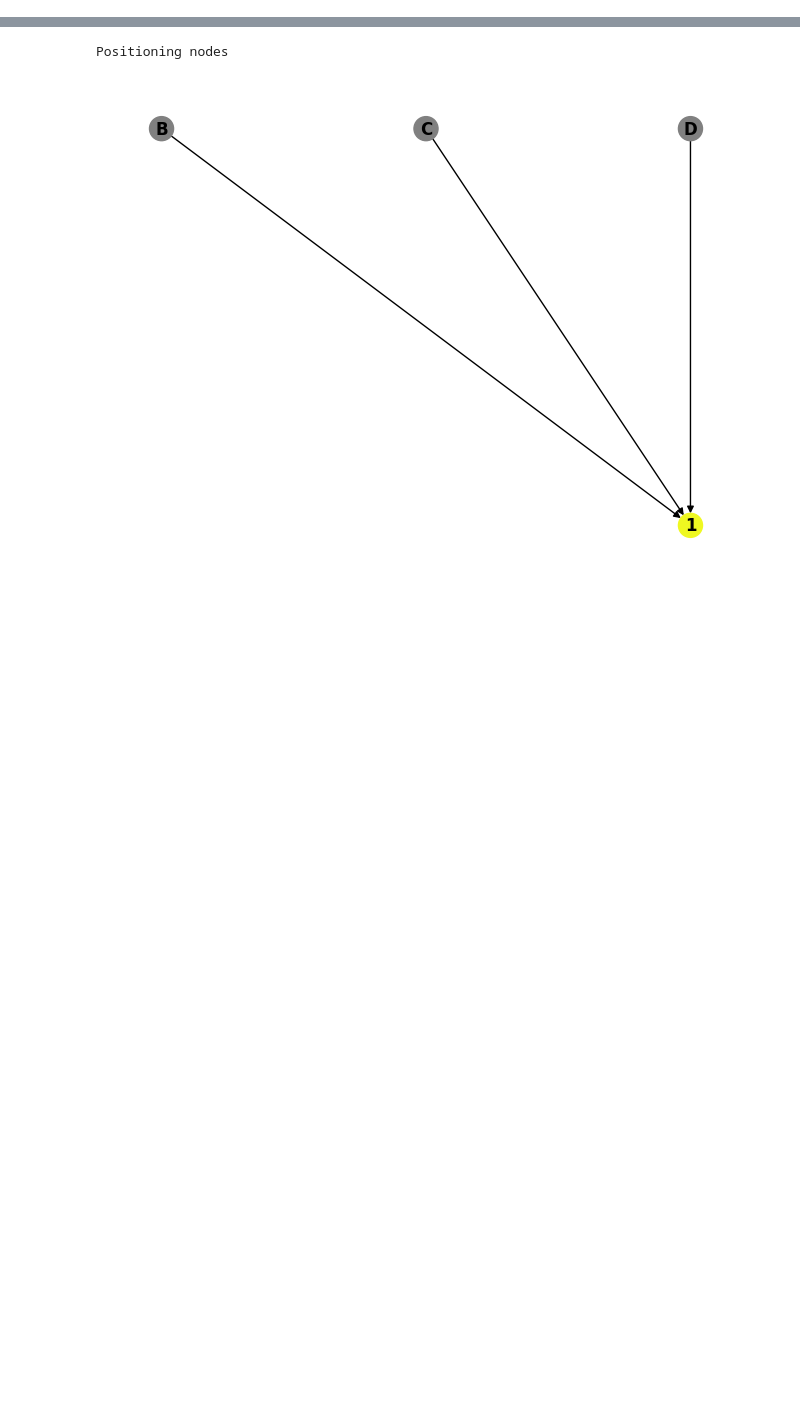
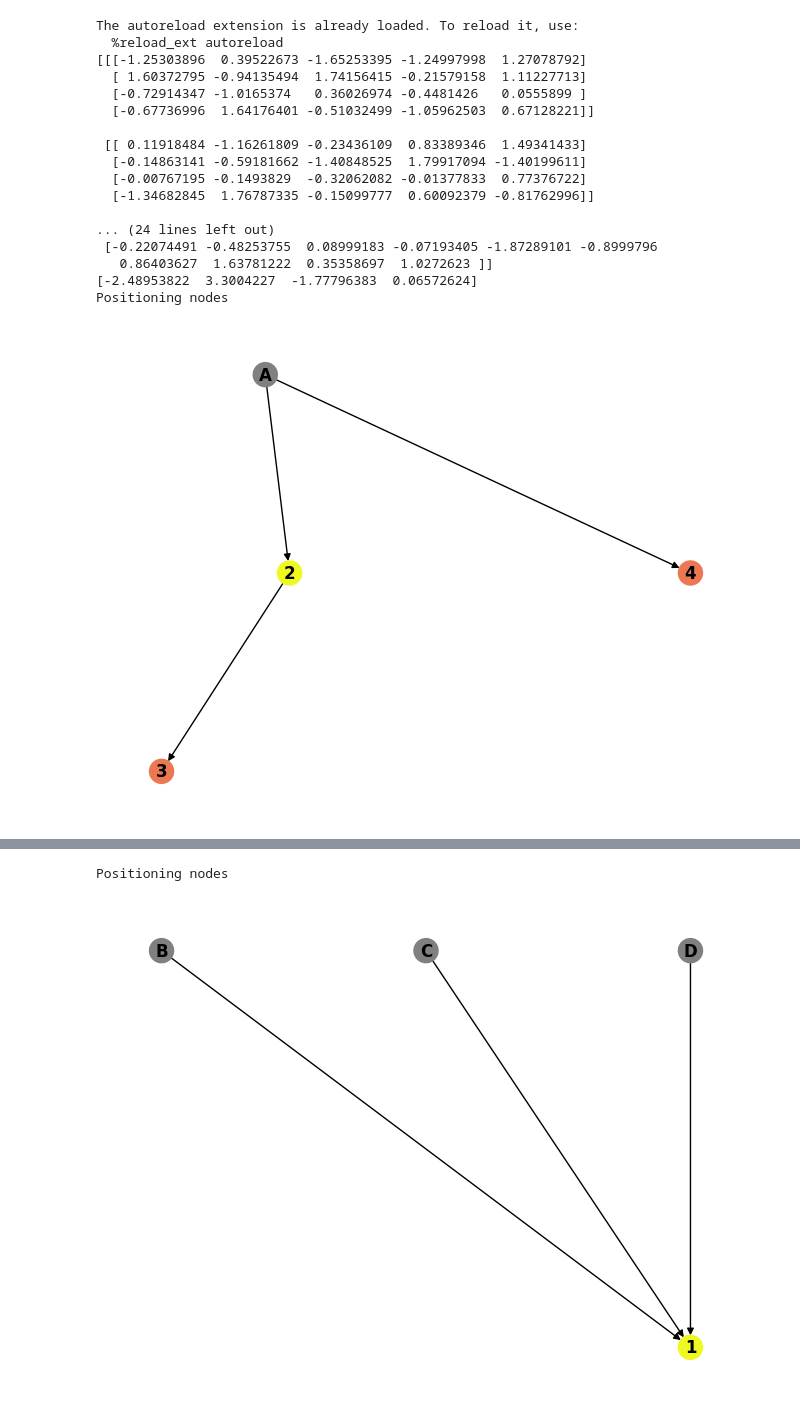
Before and after one commit to Helmholtz-AI-Energy/tensorcraft, a Jupyter notebook: notebooks/compiler_basics.ipynb, the cells around one changed output, grey strips where cells are left out. Cells and saved outputs as stored; diff of their text form; code cells hidden in the pictures; blank space fills up the shorter version.

Commit message:
Grammar update, join and split axis.  (#3)
* feat: grammar supports joined indx in tensor expresssions

* feat: a version of reshape works

```diff
--- a/notebooks/compiler_basics.ipynb
+++ b/notebooks/compiler_basics.ipynb
@@ -0,0 +1,43 @@
+# %%
+%load_ext autoreload
+%autoreload 2
+import numpy as np
+import tensorcraft as tc
+
+from tensorcraft.viz.program_graph import draw_program_graph, draw_expression_graph
+
+join_and_split_axis_program = tc.compile("""
+B[(ijk)] = A[i,j,k]
+C[i,j] = B[(ij)]
+Row[j] = A[0,j,k]
+""")
+
+A = np.random.randn(3, 4, 5)
+print(A)
+B = join_and_split_axis_program.tensor_expressions[2]({"A": A})
+print(B)
+C = join_and_split_axis_program.tensor_expressions[3]({"B": B}, output_shape_hint=(6, 10))
+print(C)
+Row = join_and_split_axis_program.tensor_expressions[4]({"A": A})
+print(Row)
+
+tc.viz.draw_program_graph(join_and_split_axis_program)
+# %% [output]
+The autoreload extension is already loaded. To reload it, use:
+  %reload_ext autoreload
+[[[-1.25303896  0.39522673 -1.65253395 -1.24997998  1.27078792]
+  [ 1.60372795 -0.94135494  1.74156415 -0.21579158  1.11227713]
+  [-0.72914347 -1.0165374   0.36026974 -0.4481426   0.0555899 ]
+  [-0.67736996  1.64176401 -0.51032499 -1.05962503  0.67128221]]
+
+ [[ 0.11918484 -1.16261809 -0.23436109  0.83389346  1.49341433]
+  [-0.14863141 -0.59181662 -1.40848525  1.79917094 -1.40199611]
+  [-0.00767195 -0.1493829  -0.32062082 -0.01377833  0.77376722]
+  [-1.34682845  1.76787335 -0.15099777  0.60092379 -0.81762996]]
+
+... (24 lines left out)
+ [-0.22074491 -0.48253755  0.08999183 -0.07193405 -1.87289101 -0.8999796
+   0.86403627  1.63781222  0.35358697  1.0272623 ]]
+[-2.48953822  3.3004227  -1.77796383  0.06572624]
+Positioning nodes
+[figure, added]
```
Also changed, not shown: parts of 5 cells of this notebook, 5 other files.
